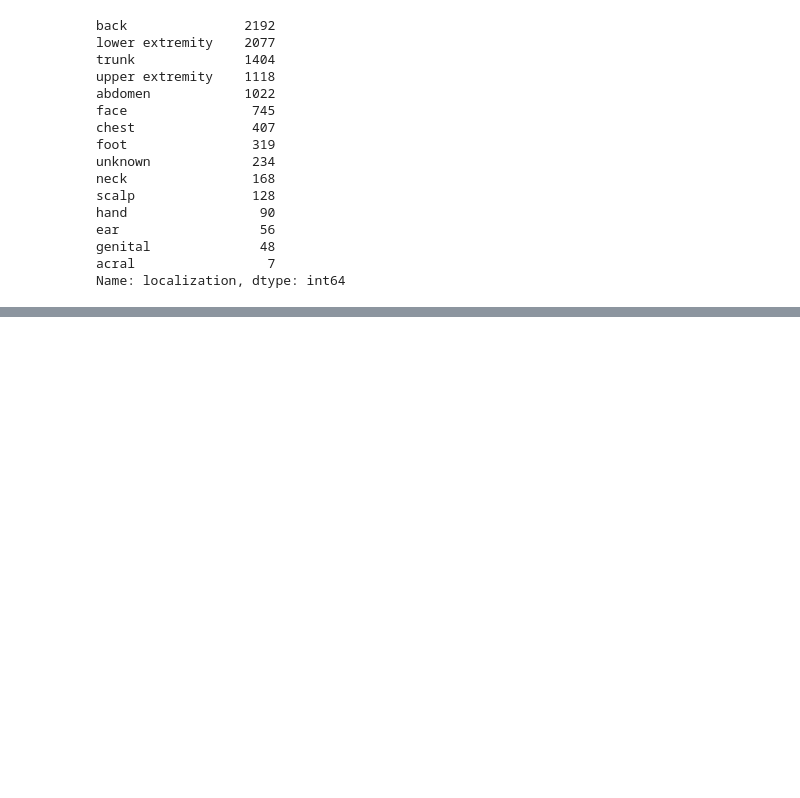
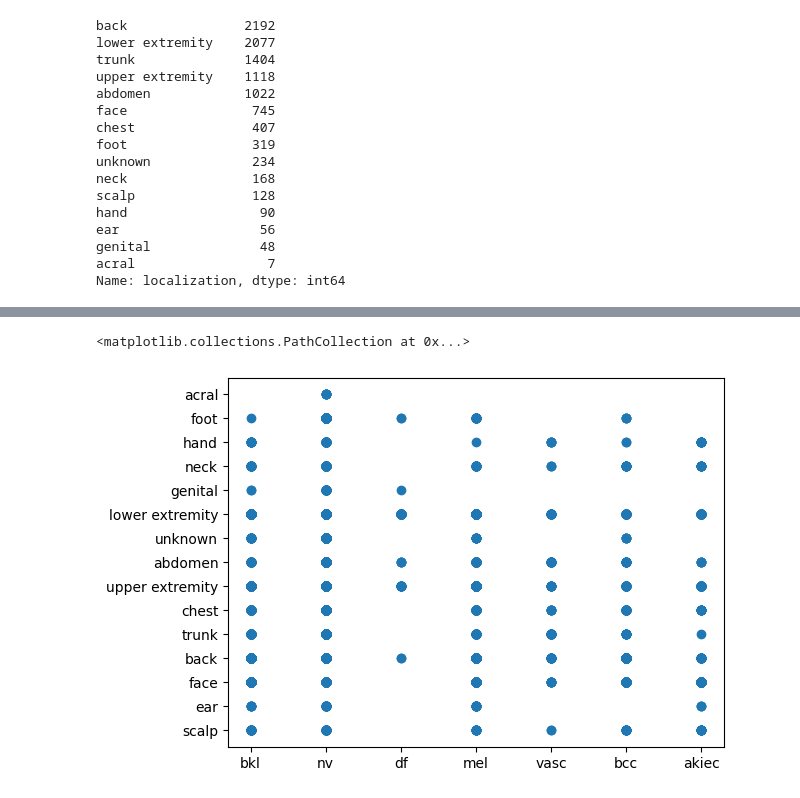
Before and after one commit to Check-Your-Skin/checkyourskin-ml_model, a Jupyter notebook: Colab_Test.ipynb, the cells around one changed output, grey strips where cells are left out. Saved outputs shown, nothing was run; the diff lists cells and outputs as text; code cells hidden in the pictures; blank space fills up the shorter version.

```diff
--- a/Colab_Test.ipynb
+++ b/Colab_Test.ipynb
@@ -66,0 +163,5 @@ Name: localization, dtype: int64
+# %%
+plt.scatter(df['dx'], df['localization'])
+# %% [output]
+<matplotlib.collections.PathCollection at 0x...>
+[figure, added]
```
Also changed, not shown: parts of 13 cells of this notebook.
